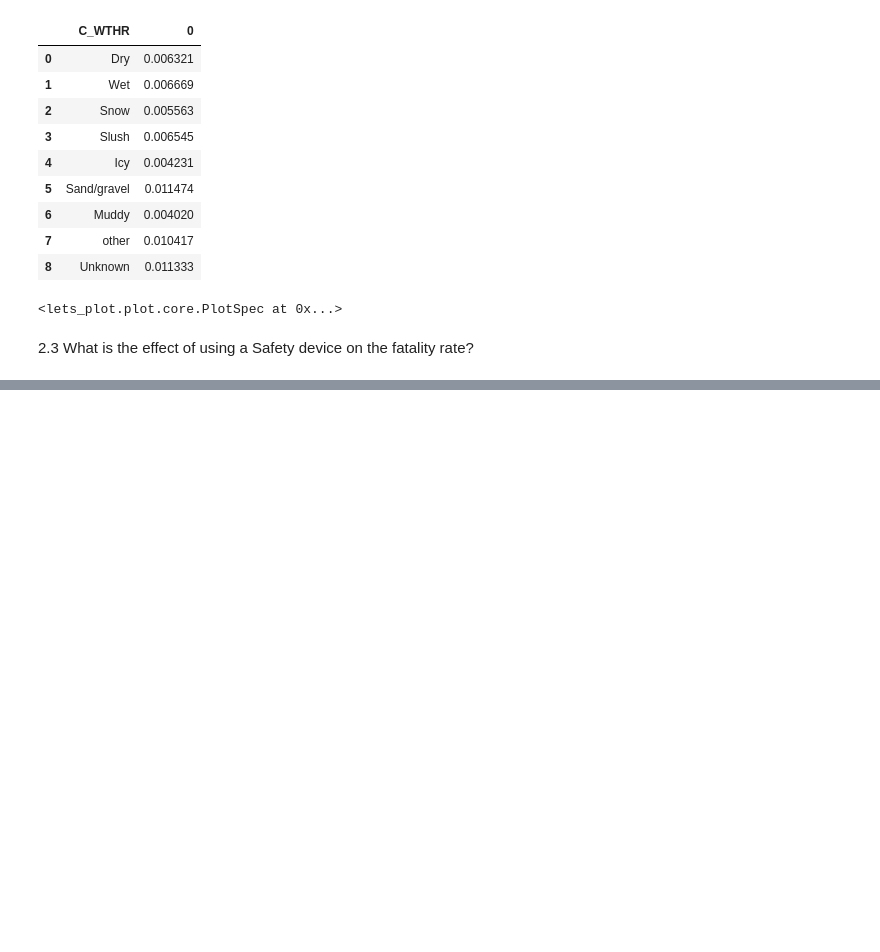
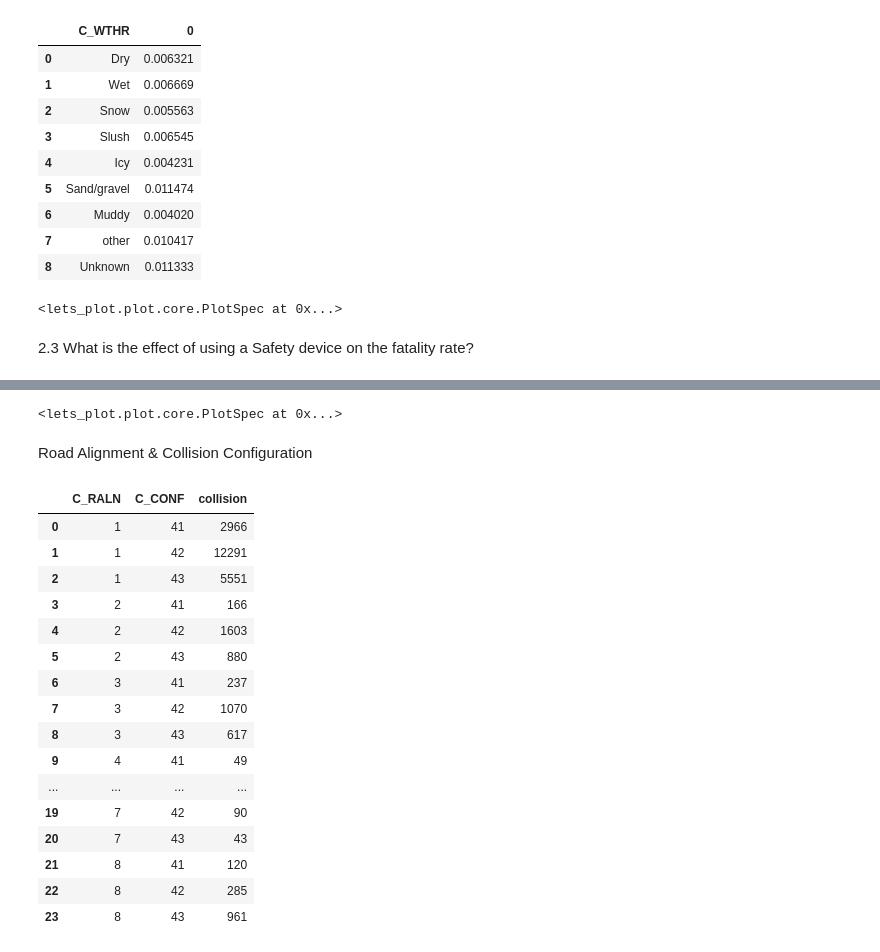
Before and after one commit to pokwir/National-Collision-Database-Analysis, a Jupyter notebook: notebooks/data_analysis.ipynb, the cells around one changed output, grey strips where cells are left out. Drawn from its saved outputs; the diff is of its cells as text; code cells hidden in the pictures; blank space fills up the shorter version.

```diff
--- a/notebooks/data_analysis.ipynb
+++ b/notebooks/data_analysis.ipynb
@@ -325,0 +352,24 @@ Safety Device: 10, Fatality Rate: 12.66%
+# %%
+X = fatality_rate_by_safety['P_SAFE']
+Y = fatality_rate_by_safety[0]*100
+p = ggplot(fatality_rate_by_safety, aes(x=X, y=Y)) + \
+    geom_lollipop(stat = 'identity', color = 'red', size = 2, fill = 'red', fatten=3, stroke = 3) + \
+    labs(x='Safety Device', y='Fatality rate (%)') + \
+theme_classic() + \
+    theme(
+        axis_text_x = element_text(angle = 90, hjust = 1),
+        axis_text_y = element_text(hjust = 1),
+        axis_line_y=element_line(color='black', size=0.5)
+    ) + flavor_high_contrast_dark() + ggsize(800, 600)
+p
+# %% [output]
+<lets_plot.plot.core.PlotSpec at 0x...>
+# %% [markdown]
+Road Alignment & Collision Configuration
+# %%
+df = copy.deepcopy(data)
+# %%
+#Prepare the dataset for analyse, replace non-numeric value into number to use in scatter plot.
+df1 = df.loc[:,['C_RALN','C_CONF']]
+df1.C_RALN = df1.C_RALN.replace({'Q':7,'U':8}).astype(int)
+df1.C_CONF = df1.C_CONF.replace({'QQ':42,'UU':43,'XX':43}).astype(int)
@@ -325,0 +384,29 @@ Safety Device: 10, Fatality Rate: 12.66%
+# %%
+#Reformat the dataframe, to summarize the collision numbers in different situation,
+# and store in another list of dataframe 'df7'
+
+se6 = []; df7 = []
+for i in range(0,4):
+    se6.append( df6[i].groupby(['C_RALN','C_CONF']).size() )
+    se6[i].name = 'collision'
+    df7.append( pd.DataFrame(se6[i]).reset_index() )
+
+df7[3]
+# %% [output]
+|  | C_RALN | C_CONF | collision |
+| 0 | 1 | 41 | 2966 |
+| 1 | 1 | 42 | 12291 |
+| 2 | 1 | 43 | 5551 |
+| 3 | 2 | 41 | 166 |
+| 4 | 2 | 42 | 1603 |
+| 5 | 2 | 43 | 880 |
+| 6 | 3 | 41 | 237 |
+| 7 | 3 | 42 | 1070 |
+| 8 | 3 | 43 | 617 |
+| 9 | 4 | 41 | 49 |
+| ... | ... | ... | ... |
+| 19 | 7 | 42 | 90 |
+| 20 | 7 | 43 | 43 |
+| 21 | 8 | 41 | 120 |
+| 22 | 8 | 42 | 285 |
+| 23 | 8 | 43 | 961 |
```
Also changed, not shown: parts of 19 cells of this notebook.
